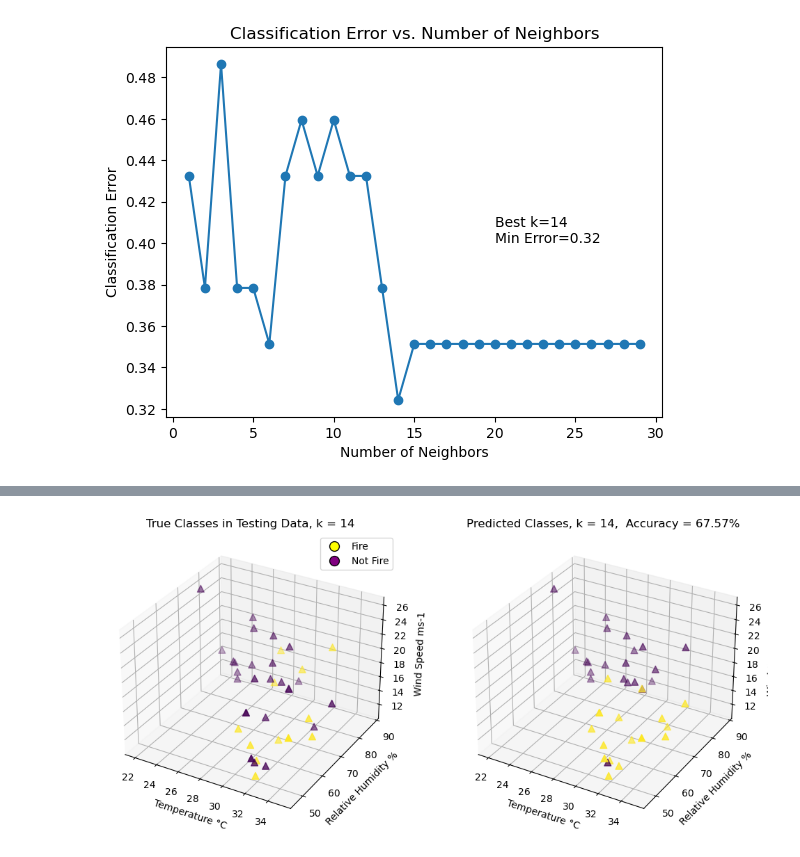
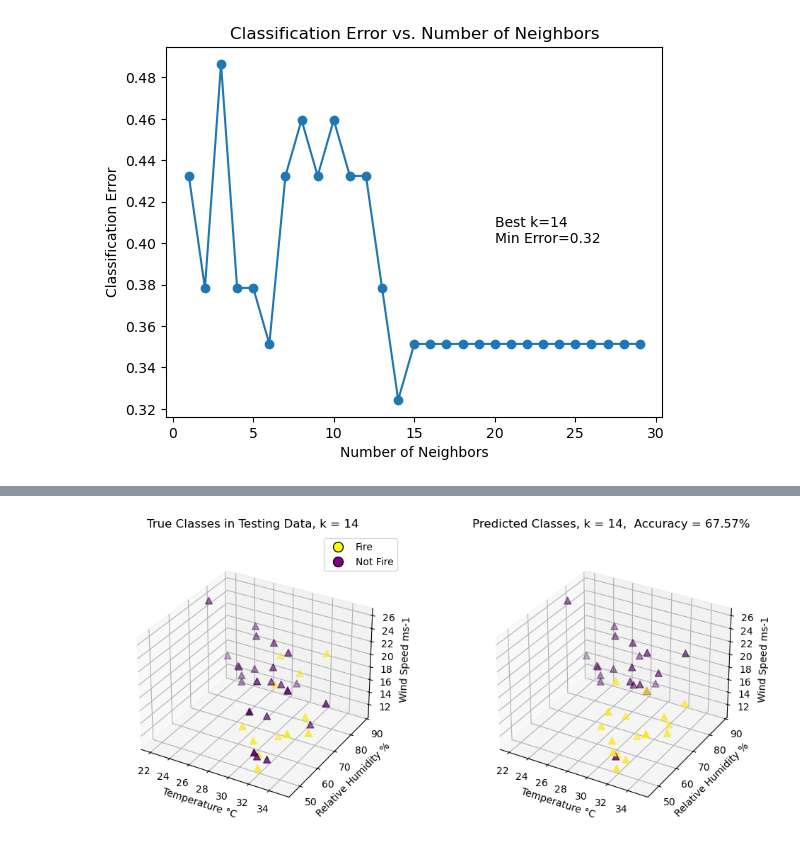
Before and after one commit to zelalemka/EOSC410-FinalProject, a Jupyter notebook: Final Project Knn v1.ipynb, the cells around one changed output, grey strips where cells are left out. Saved outputs shown, nothing was run; the diff lists cells and outputs as text; code cells hidden in the pictures.

```diff
--- a/Final Project Knn v1.ipynb
+++ b/Final Project Knn v1.ipynb
@@ -365,34 +368,35 @@ ax1.set_title(f'True Classes in Testing Data, k = {n_neighbors}')
 
 
 
 
 legend_labels = ['Fire', 'Not Fire', "Unknown"] # Check order
 legend_handles = [plt.Line2D([0], [0], marker='o', color='w', markeredgecolor = "black",  markerfacecolor=color, markersize=10) for color in ["yellow", "purple"]]
 
 
 ax1.legend(legend_handles, legend_labels)
 
 
 
 # Subplot 2
 ax2 = fig.add_subplot(122, projection='3d')
 
 # scatter2 = ax2.scatter(x_train[:, v1], x_train[:, v2], x_train[:, v3], c=y_train, cmap='viridis', s=50) # plot training data
 scatter3 = ax2.scatter(x_test[:, v1], x_test[:, v2], x_test[:, v3], marker="^", c=y_pred, cmap='viridis', s=50)
 
 
 ax2.set_xlabel(data_dict[1])
 ax2.set_ylabel(data_dict[2])
 ax2.set_zlabel(data_dict[3])
 ax2.set_title(f'Predicted Classes, k = {n_neighbors},  Accuracy = {accuracy}%')
 
 
 
-# Display the plots
+# Display the plot
+ax1.set_box_aspect(aspect=None, zoom=0.88)
+ax2.set_box_aspect(aspect=None, zoom=0.88)
 
-
-plt.savefig("3d comparison", bbox_inches='tight')
+plt.savefig("3d comparison",  pad_inches = 6)
 
 plt.show()
 # %% [output]
-[figure, old version]
+[figure, new version]
```
Also changed, not shown: parts of 3 cells of this notebook, 3 other files.
